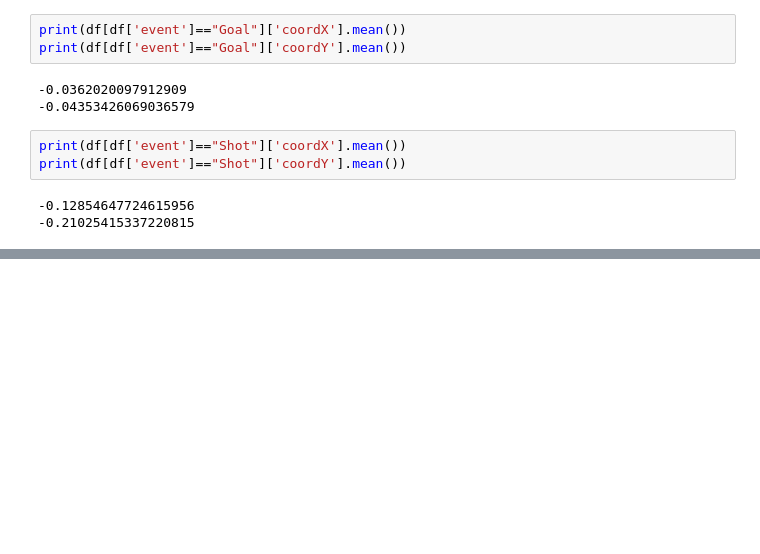
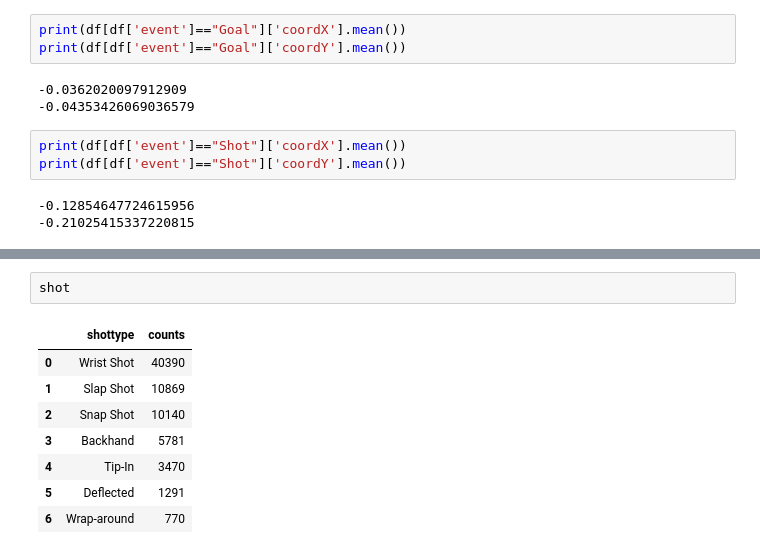
Before and after one commit to RGenkishi/IFT6758_Milestone-1, a Jupyter notebook: question4-5.ipynb, the cells around one changed output, grey strips where cells are left out. Saved outputs shown, nothing was run; the diff lists cells and outputs as text; blank space fills up the shorter version.

```diff
--- a/question4-5.ipynb
+++ b/question4-5.ipynb
@@ -89,3 +99,14 @@ shot = df[df['event']=="Shot"]['shotSecondaryType'].value_counts().rename_axis('
+# %%
+shot
+# %% [output]
+|  | shottype | counts |
+| 0 | Wrist Shot | 40390 |
+| 1 | Slap Shot | 10869 |
+| 2 | Snap Shot | 10140 |
+| 3 | Backhand | 5781 |
+| 4 | Tip-In | 3470 |
+| 5 | Deflected | 1291 |
+| 6 | Wrap-around | 770 |
 # %%
 type=['Tires','Buts']
 plt.bar(shot['shottype'], shot['counts'],color='y')
```
Also changed, not shown: parts of 3 cells of this notebook, 7 other files.
